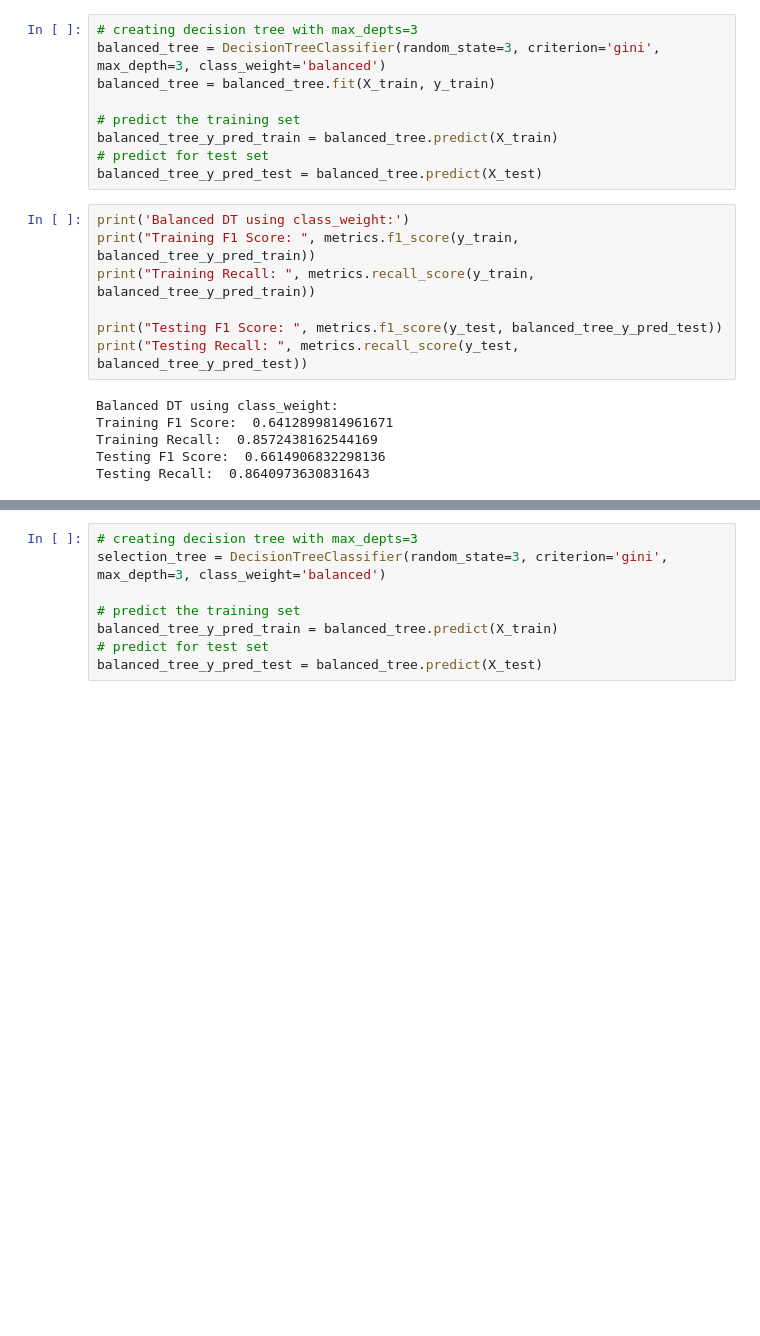
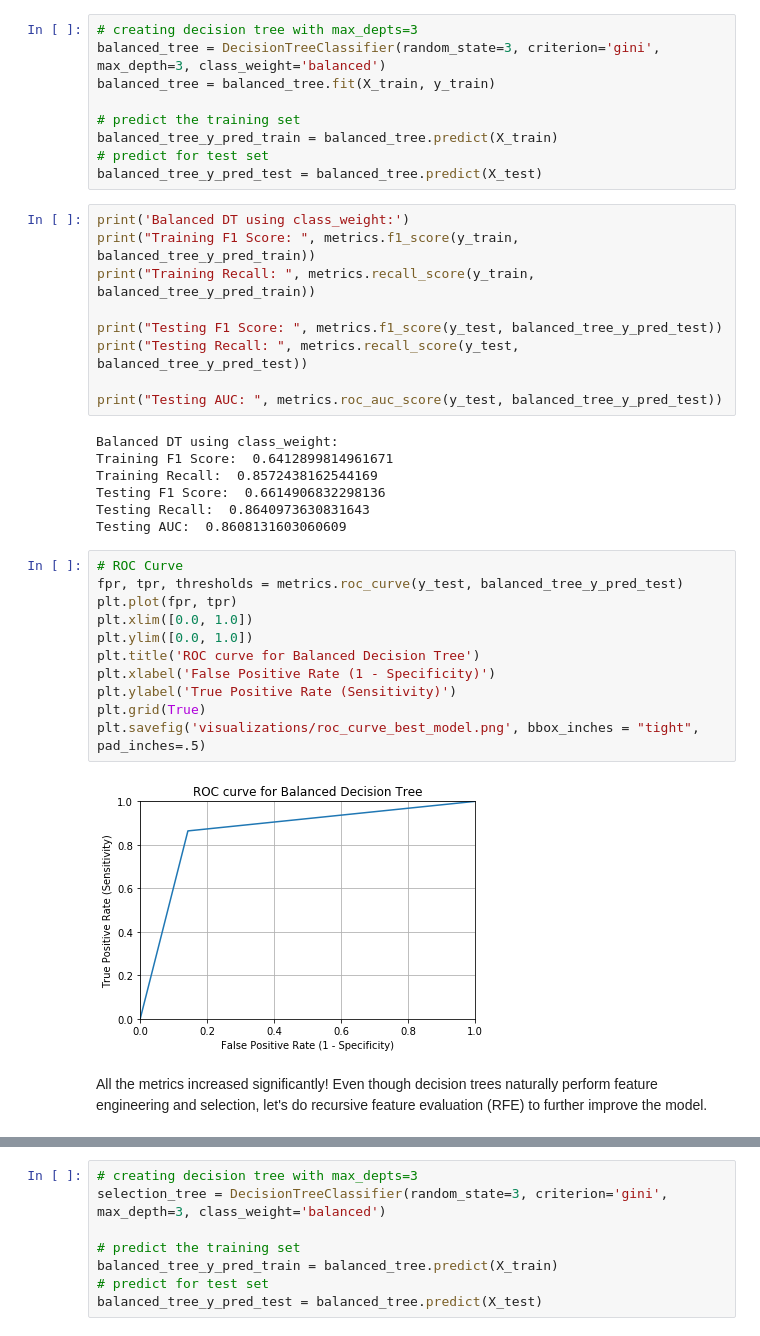
Before and after one commit to jefelito/ecommerce_purchases, a Jupyter notebook: final_model.ipynb, the cells around one changed output, grey strips where cells are left out. Cells and saved outputs as stored; diff of their text form; blank space fills up the shorter version.

```diff
--- a/final_model.ipynb
+++ b/final_model.ipynb
@@ -220,12 +232,30 @@ print("Training Recall: ", metrics.recall_score(y_train, balanced_tree_y_pred_tr
 
 print("Testing F1 Score: ", metrics.f1_score(y_test, balanced_tree_y_pred_test))
 print("Testing Recall: ", metrics.recall_score(y_test, balanced_tree_y_pred_test))
+
+print("Testing AUC: ", metrics.roc_auc_score(y_test, balanced_tree_y_pred_test))
 # %% [output]
 Balanced DT using class_weight:
 Training F1 Score:  0.6412899814961671
 Training Recall:  0.8572438162544169
 Testing F1 Score:  0.6614906832298136
 Testing Recall:  0.8640973630831643
+Testing AUC:  0.8608131603060609
+# %%
+# ROC Curve
+fpr, tpr, thresholds = metrics.roc_curve(y_test, balanced_tree_y_pred_test)
+plt.plot(fpr, tpr)
+plt.xlim([0.0, 1.0])
+plt.ylim([0.0, 1.0])
+plt.title('ROC curve for Balanced Decision Tree')
+plt.xlabel('False Positive Rate (1 - Specificity)')
+plt.ylabel('True Positive Rate (Sensitivity)')
+plt.grid(True)
+plt.savefig('visualizations/roc_curve_best_model.png', bbox_inches = "tight", pad_inches=.5)
+# %% [output]
+[figure, added]
+# %% [markdown]
+All the metrics increased significantly! Even though decision trees naturally perform feature engineering and selection, let's do recursive feature evaluation (RFE) to further improve the model.
 # %%
 metric_dict['Class Balanced on max_depth=3'] = {'train_f1': metrics.f1_score(y_train, balanced_tree_y_pred_train),
                                       'test_f1': metrics.f1_score(y_test, balanced_tree_y_pred_test),
```
Also changed, not shown: parts of 28 cells of this notebook, 6 other files.
